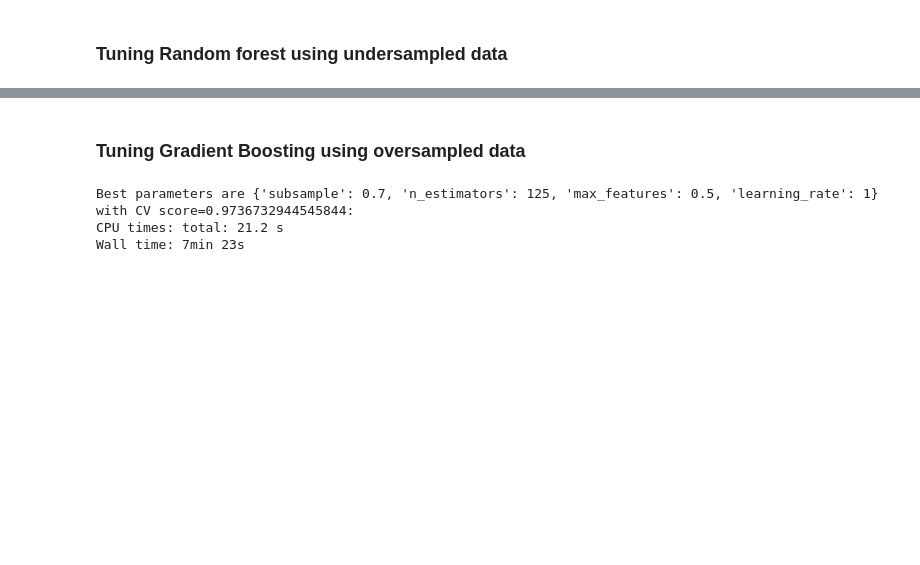
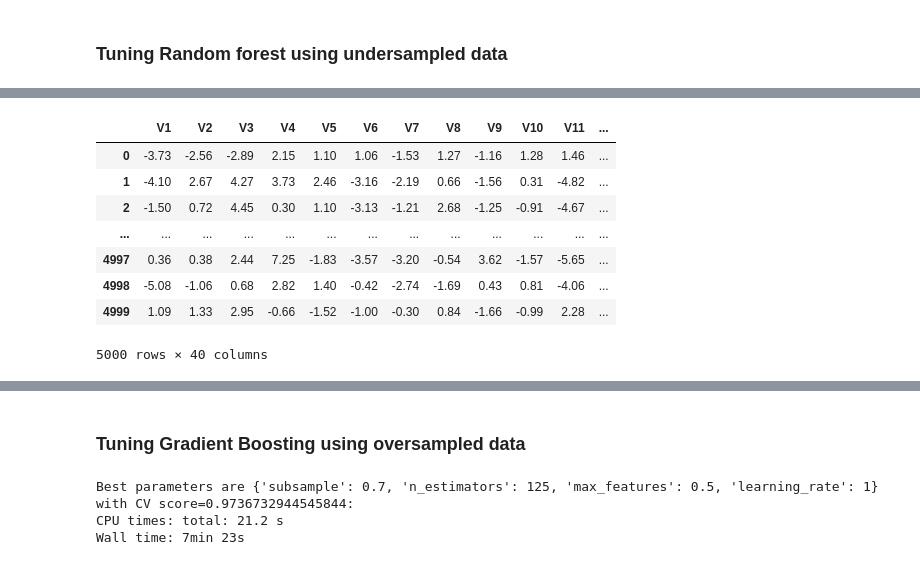
Before and after one commit to CoderSales/codespaces-jupyter, a Jupyter notebook: notebooks/MT_Project_LearnerNotebook_LowCode.ipynb, the cells around one changed output, grey strips where cells are left out. Drawn from its saved outputs; the diff is of its cells as text; code cells hidden in the pictures; blank space fills up the shorter version.

```diff
--- a/notebooks/MT_Project_LearnerNotebook_LowCode.ipynb
+++ b/notebooks/MT_Project_LearnerNotebook_LowCode.ipynb
@@ -1820,0 +1888,12 @@ rf2_val_perf
+# %%
+display_arbitrary(X_val,rows=7)
+# %% [output]
+|  | V1 | V2 | V3 | V4 | V5 | V6 | V7 | V8 | V9 | V10 | V11 | ... |
+| 0 | -3.73 | -2.56 | -2.89 | 2.15 | 1.10 | 1.06 | -1.53 | 1.27 | -1.16 | 1.28 | 1.46 | ... |
+| 1 | -4.10 | 2.67 | 4.27 | 3.73 | 2.46 | -3.16 | -2.19 | 0.66 | -1.56 | 0.31 | -4.82 | ... |
+| 2 | -1.50 | 0.72 | 4.45 | 0.30 | 1.10 | -3.13 | -1.21 | 2.68 | -1.25 | -0.91 | -4.67 | ... |
+| ... | ... | ... | ... | ... | ... | ... | ... | ... | ... | ... | ... | ... |
+| 4997 | 0.36 | 0.38 | 2.44 | 7.25 | -1.83 | -3.57 | -3.20 | -0.54 | 3.62 | -1.57 | -5.65 | ... |
+| 4998 | -5.08 | -1.06 | 0.68 | 2.82 | 1.40 | -0.42 | -2.74 | -1.69 | 0.43 | 0.81 | -4.06 | ... |
+| 4999 | 1.09 | 1.33 | 2.95 | -0.66 | -1.52 | -1.00 | -0.30 | 0.84 | -1.66 | -0.99 | 2.28 | ... |
+5000 rows × 40 columns
```
Also changed, not shown: parts of 36 cells of this notebook.
